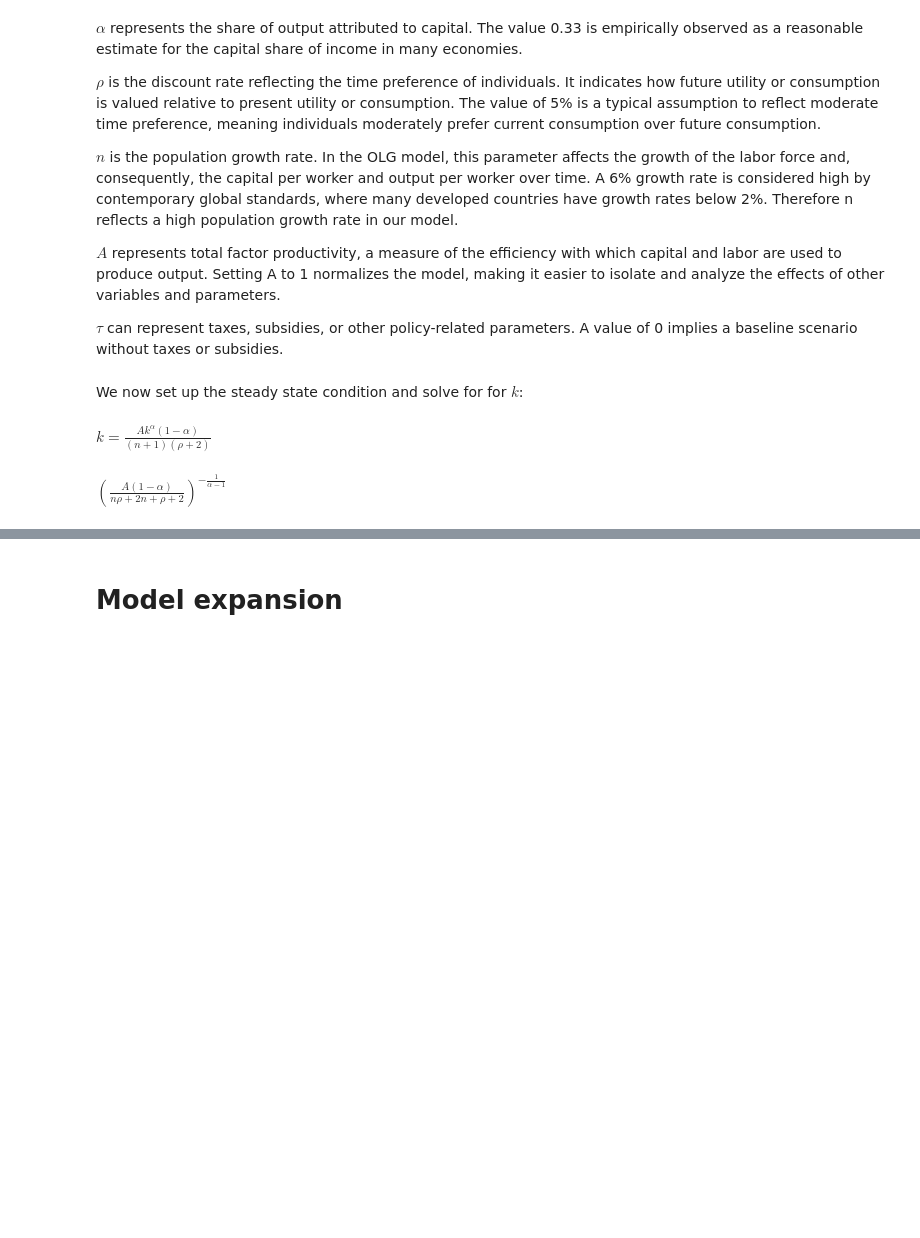
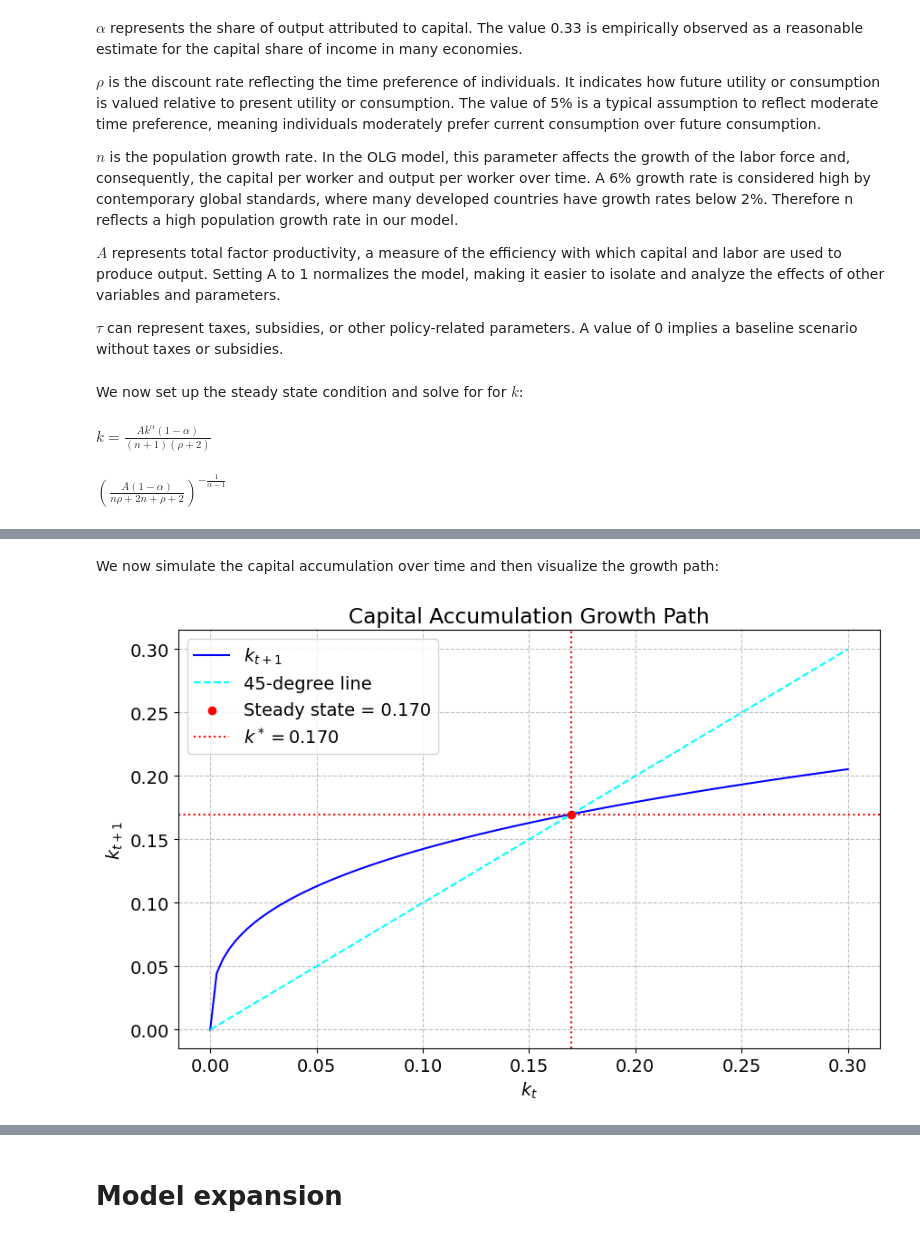
Before and after one commit to NumEconCopenhagen/projects-2024-emil-celine-og-julie, a Jupyter notebook: modelproject/modelproject.ipynb, the cells around one changed output, grey strips where cells are left out. Drawn from its saved outputs; the diff is of its cells as text; code cells hidden in the pictures; blank space fills up the shorter version.

```diff
--- a/modelproject/modelproject.ipynb
+++ b/modelproject/modelproject.ipynb
@@ -202,15 +234,0 @@ We start by solving numerically and set up the parameters for the analysis
-# %%
-# Defining the values for our set of parameters
-rho = 0.05
-A = 1.00
-alpha = 1/3
-n = 0.06
-tau = 0.00
-
-# Defining the objective function
-obj = lambda k: k - ((A*(1-alpha)*k**alpha)/((1+n)*(2+rho)))
-
-# Optimizing the model and finding the roots
-result = optimize.root_scalar(obj,bracket=[1e-10,10],method='bisect')
-k_star = result.root
-k_star
@@ -285,0 +235,29 @@ Numerical steady state capital per capita: 0.170
+# %% [markdown]
+We now simulate the capital accumulation over time and then visualize the growth path:
+# %%
+#We simulate the model over 50 periods. We initialize the capital per capita at t=0
+#and calculate the capital per capita for each subsequent period using the production function.
+periods = 50
+k_path = np.zeros(periods)
+k_path[0] = 0.1
+for t in range(1, periods):
+    k_path[t] = (A * (1 - alpha) * k_path[t-1]**alpha) / ((1 + n) * (2 + rho))
+
+#We plot the capital accumulation growth path
+k_vals = np.linspace(0, 0.3, 100)
+k_next_vals = (A * (1 - alpha) * k_vals**alpha) / ((1 + n) * (2 + rho))
+
+plt.figure(figsize=(10, 6))
+plt.plot(k_vals, k_next_vals, label='$k_{t+1}$', color='blue')
+plt.plot(k_vals, k_vals, label='45-degree line', color='cyan', linestyle='--')
+plt.scatter(k_star, k_star, color='red', zorder=5, label=f'Steady state = {k_star:.3f}')
+plt.axvline(x=k_star, color='red', linestyle=':', label=f'$k^* = {k_star:.3f}$')
+plt.axhline(y=k_star, color='red', linestyle=':')
+plt.xlabel('$k_t$')
+plt.ylabel('$k_{t+1}$')
+plt.title('Capital Accumulation Growth Path')
+plt.legend()
+plt.grid(True)
+plt.show()
+# %% [output]
+[figure, added]
```
Also changed, not shown: parts of 48 cells of this notebook, 2 other files.
